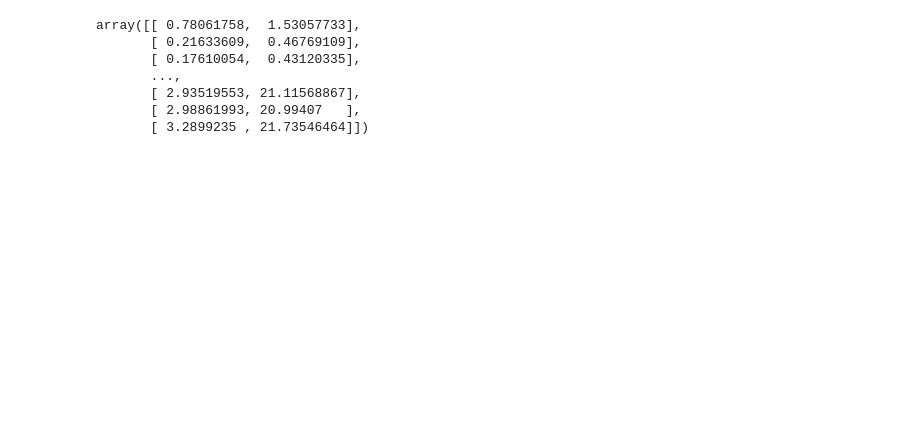
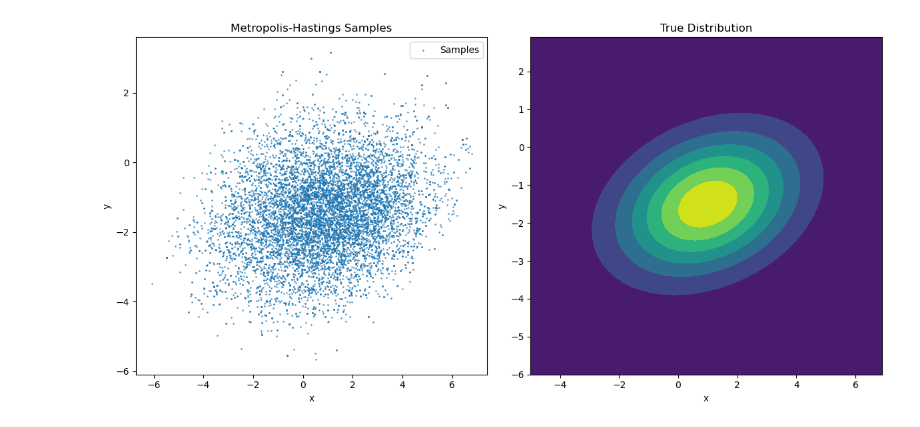
Before and after one commit to WengerMichael/HamiltonianMC, a Jupyter notebook: MetropolisHasting.ipynb, the cells around one changed output. Saved outputs shown, nothing was run; the diff lists cells and outputs as text; code cells hidden in the pictures; blank space fills up the shorter version.

Commit message:
added samples

```diff
--- a/MetropolisHasting.ipynb
+++ b/MetropolisHasting.ipynb
@@ -81,10 +79,46 @@ MH = MetropolisHastings(log_gaussian_2d, initial_state=[0,0], seed=40)
-# %%
-MH.sample(n_samples=1000)
-# %% [output]
-array([[ 0.78061758,  1.53057733],
-       [ 0.21633609,  0.46769109],
-       [ 0.17610054,  0.43120335],
-       ...,
-       [ 2.93519553, 21.11568867],
-       [ 2.98861993, 20.99407   ],
-       [ 3.2899235 , 21.73546464]])
+# %%
+# Define the target distribution: a 2D Gaussian
+def target_distribution(x):
+    mean = np.array([1, -1.5])
+    cov = np.array([[4, 0.7], [0.7, 1.5]])
+    return scipy.stats.multivariate_normal.pdf(x, mean=mean, cov=cov)
+
+# Initialize the Metropolis-Hastings sampler
+initial_state = np.zeros(2)
+MH_sampler_2D = MetropolisHastings(target_distribution, initial_state, seed=42)
+
+# Generate samples
+n_samples = 10000
+samples = MH_sampler_2D.sample(n_samples)
+
+# Define the true distribution for plotting
+mean = np.array([1, -1.5])
+cov = np.array([[4, 0.7], [0.7, 1.5]])
+rv = scipy.stats.multivariate_normal(mean, cov)
+
+# Create a grid for plotting the true distribution
+x, y = np.mgrid[-5:7:.1, -6:3:.1]
+pos = np.dstack((x, y))
+
+# Plotting
+plt.figure(figsize=(12, 6))
+
+# Plot the sampled points
+plt.subplot(1, 2, 1)
+plt.scatter(samples[:, 0], samples[:, 1], alpha=0.6, marker='o', s=1, label='Samples')
+plt.title('Metropolis-Hastings Samples')
+plt.xlabel('x')
+plt.ylabel('y')
+plt.legend()
+
+# Plot the true distribution
+plt.subplot(1, 2, 2)
+plt.contourf(x, y, rv.pdf(pos), cmap='viridis')
+plt.title('True Distribution')
+plt.xlabel('x')
+plt.ylabel('y')
+
+plt.tight_layout()
+plt.show()
+# %% [output]
+[figure, added]
```
Also changed, not shown: parts of 5 cells of this notebook.
